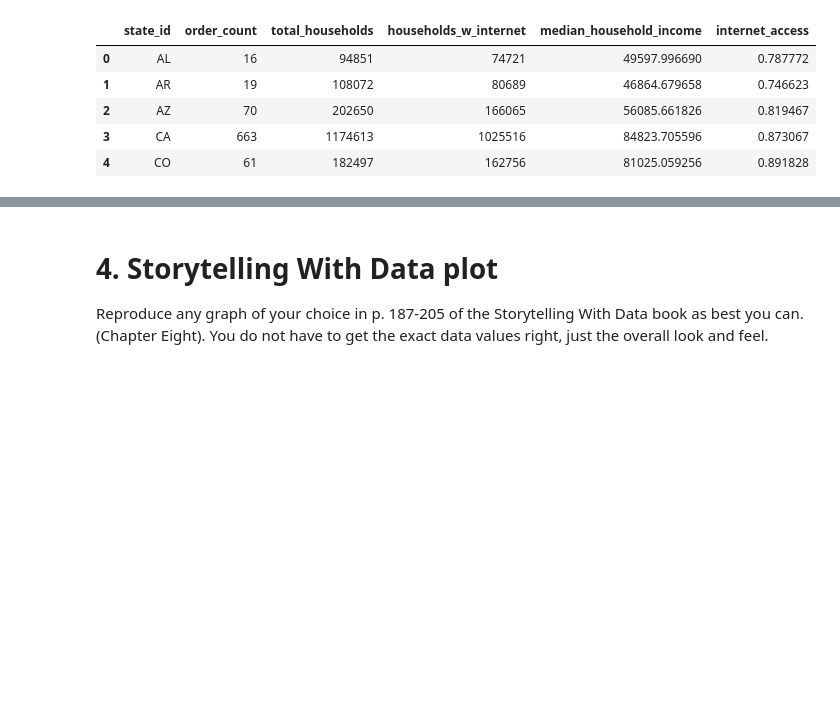
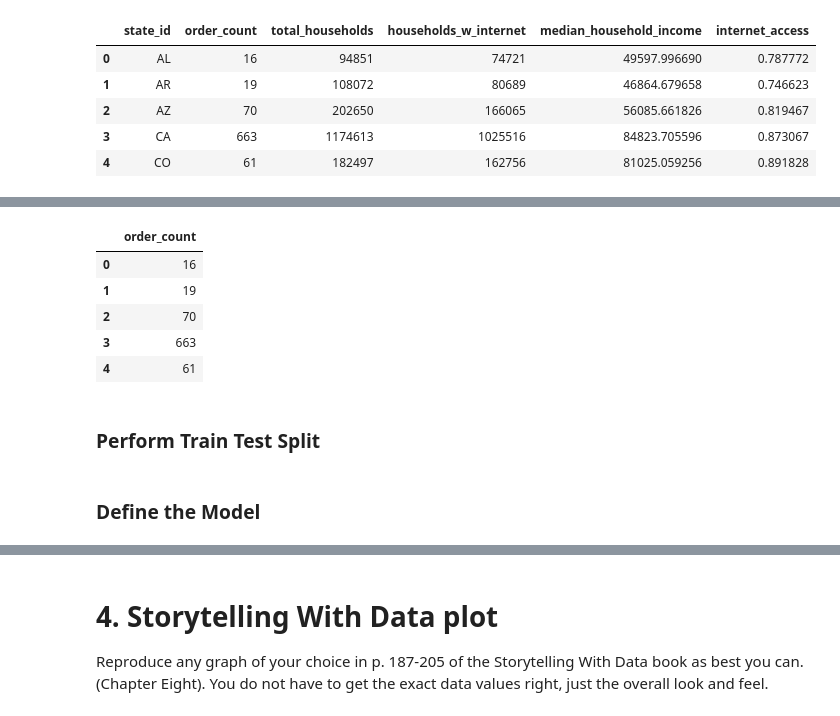
Before and after one commit to Haleymussary00/Module-B-semester-2, a Jupyter notebook: Week12.ipynb, the cells around one changed output, grey strips where cells are left out. Cells and saved outputs as stored; diff of their text form; code cells hidden in the pictures; blank space fills up the shorter version.

```diff
--- a/Week12.ipynb
+++ b/Week12.ipynb
@@ -300,0 +308,12 @@ X_cols
+# %%
+target_col = state_df[["order_count"]]
+target_col.head(5)
+# %% [output]
+|  | order_count |
+| 0 | 16 |
+| 1 | 19 |
+| 2 | 70 |
+| 3 | 663 |
+| 4 | 61 |
+# %% [markdown]
+### Perform Train Test Split
@@ -300,0 +332,2 @@ X_cols
+# %% [markdown]
+### Define the Model
```
Also changed, not shown: parts of 9 cells of this notebook.
